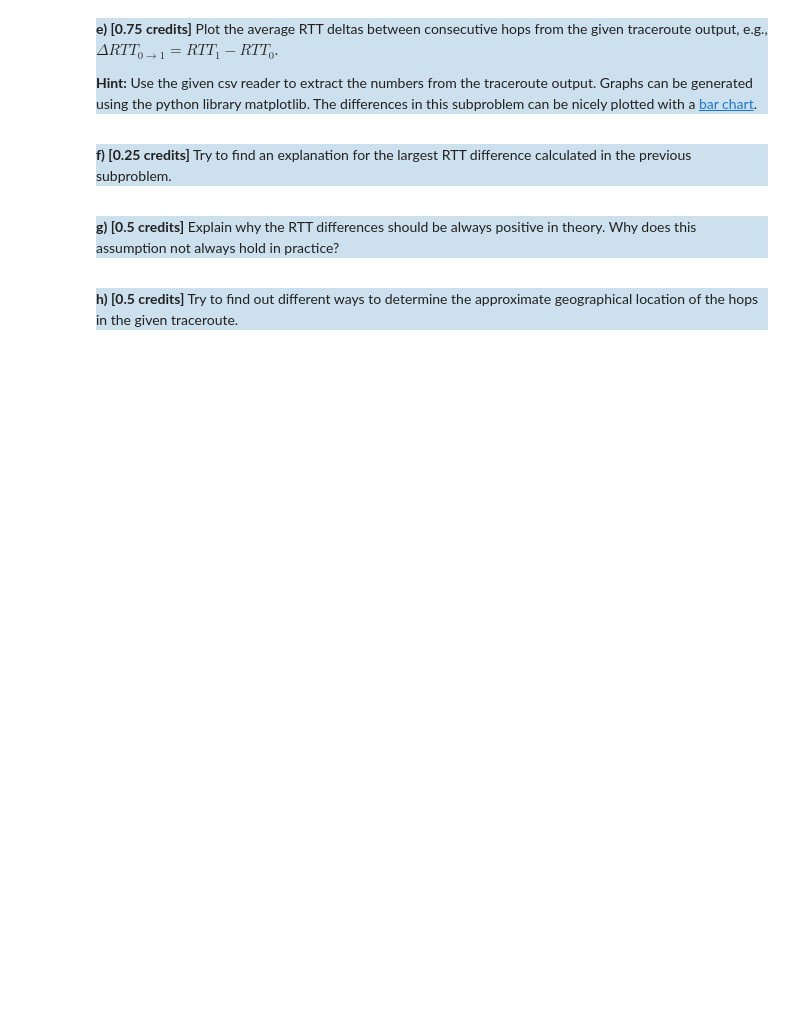
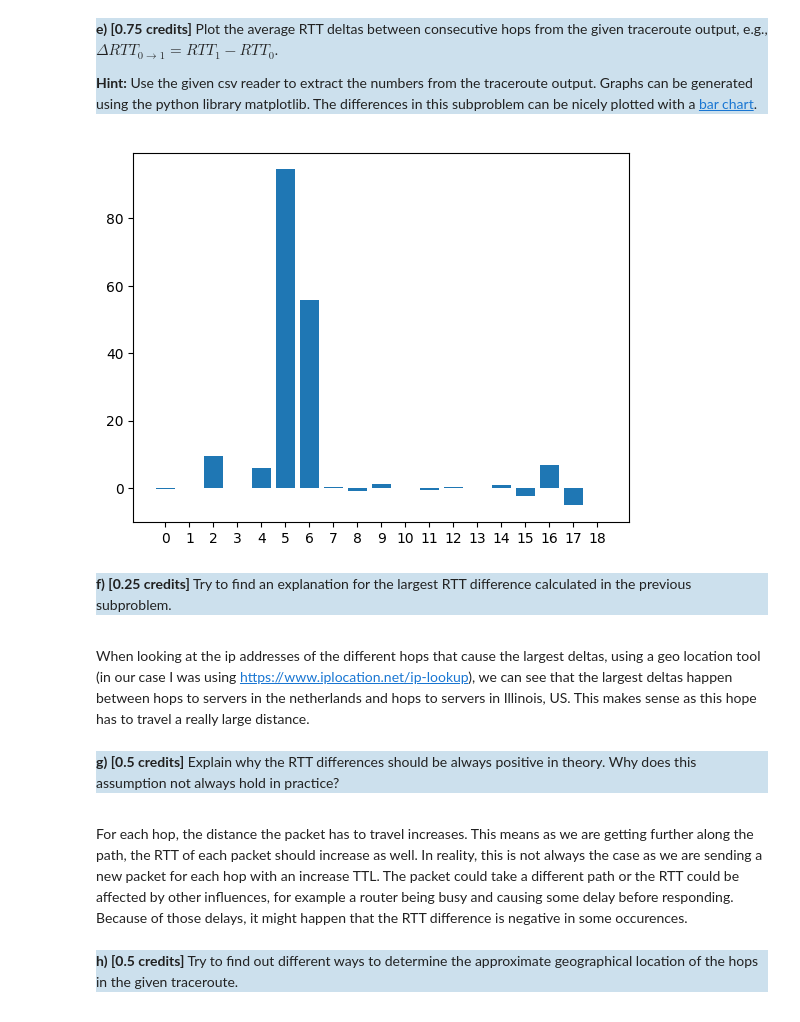
Before and after one commit to simonpannek/quic-interop-rust, a Jupyter notebook: tutorial/tutorial3/tutorial3.ipynb, the cells around one changed output. Saved outputs shown, nothing was run; the diff lists cells and outputs as text; code cells hidden in the pictures; blank space fills up the shorter version.

```diff
--- a/tutorial/tutorial3/tutorial3.ipynb
+++ b/tutorial/tutorial3/tutorial3.ipynb
@@ -705,15 +953,29 @@ Graphs can be generated using the python library matplotlib. The differences in
 # %%
 %matplotlib inline
 
 import numpy as np
 import matplotlib.pyplot as plt
 import csv
 
 # read data from traceroute
 reader = csv.reader(traceroute_output.splitlines(), delimiter=' ', skipinitialspace=True)
 
 # begin insert code
+# calculate rrts
+rtts = [[float(y) for y in x[1:] if y != "ms" and y != "*"] for x in reader]
+# filter empty lines
+rtts = [r for r in rtts if len(r)]
+# calculate rrt-deltas
+deltas = np.zeros(len(rtts) - 1)
+
+for i in range(len(deltas)):
+    deltas[i] = np.average(rtts[i + 1]) - np.average(rtts[i])
+
+plt.bar(np.arange(len(deltas)), deltas)
+plt.xticks(np.arange(len(deltas)));
 # end insert code
+# %% [output]
+[figure, added]
 # %% [markdown]
 <div style="background-color:rgba(100, 160, 200, 0.33);">
 <p>
@@ -721,6 +983,8 @@ reader = csv.reader(traceroute_output.splitlines(), delimiter=' ', skipinitialsp
 Try to find an explanation for the largest RTT difference calculated in the previous subproblem.
 </p>
 </div>
+# %% [markdown]
+When looking at the ip addresses of the different hops that cause the largest deltas, using a geo location tool (in our case I was using https://www.iplocation.net/ip-lookup), we can see that the largest deltas happen between hops to servers in the netherlands and hops to servers in Illinois, US. This makes sense as this hope has to travel a really large distance.
 # %% [markdown]
 <div style="background-color:rgba(100, 160, 200, 0.33);">
 <p>
@@ -728,6 +992,8 @@ Try to find an explanation for the largest RTT difference calculated in the prev
 Explain why the RTT differences should be always positive in theory.
 Why does this assumption not always hold in practice?</p>
 </div>
+# %% [markdown]
+For each hop, the distance the packet has to travel increases. This means as we are getting further along the path, the RTT of each packet should increase as well. In reality, this is not always the case as we are sending a new packet for each hop with an increase TTL. The packet could take a different path or the RTT could be affected by other influences, for example a router being busy and causing some delay before responding. Because of those delays, it might happen that the RTT difference is negative in some occurences.
 # %% [markdown]
 <div style="background-color:rgba(100, 160, 200, 0.33);">
 <p>
```
Also changed, not shown: parts of 40 cells of this notebook.
